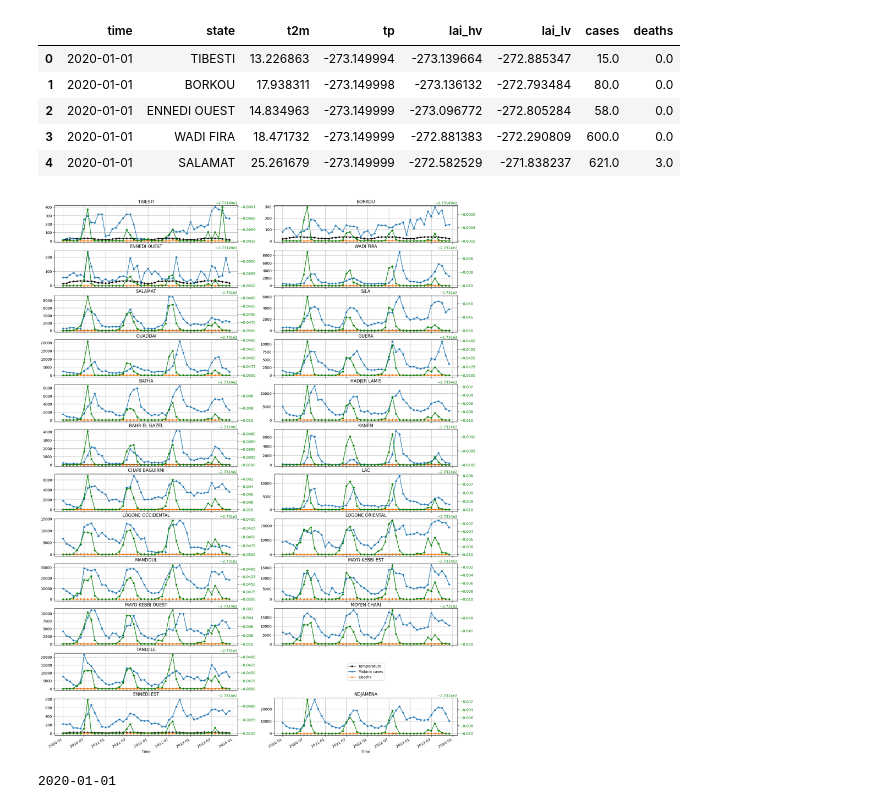
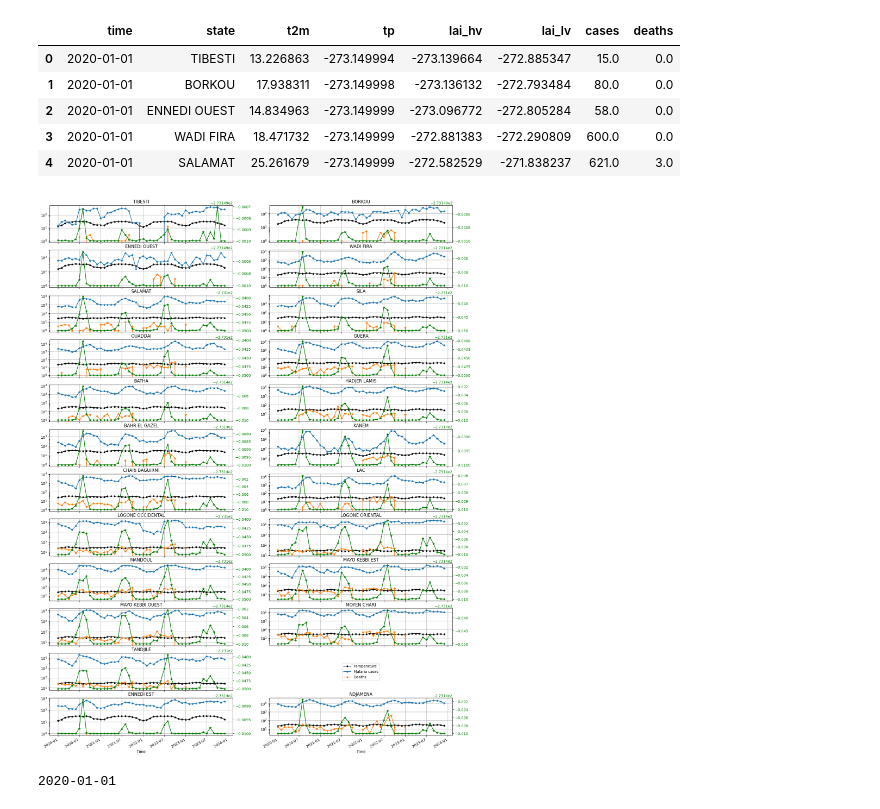
Before and after one commit to beria-kalpelbe/malaria-risk-prediction, a Jupyter notebook: notebooks/data_desciption.ipynb, the cells around one changed output. Drawn from its saved outputs; the diff is of its cells as text; code cells hidden in the pictures.

```diff
--- a/notebooks/data_desciption.ipynb
+++ b/notebooks/data_desciption.ipynb
@@ -32,7 +32,7 @@ def plot_data_for_a_state(state, data, ax):
     ax.set_xlabel('Time')
     ax.set_ylabel('')  # Y-axis label for 't2m'
     ax.tick_params(axis='y', labelcolor='black')  # Set tick color to match the line
-
+    ax.set_yscale('log')
     ax2 = ax.twinx()  # Create a twin axis sharing the same x-axis
     ax2.plot(data_state.index, data_state['tp'], marker='*', color='g', label='Precipitation')
     ax2.set_ylabel('', color='g')  # Y-axis label for 'tp'
@@ -42,27 +42,28 @@ def plot_data_for_a_state(state, data, ax):
 # %%
 fig, axes = plt.subplots(12,2, figsize=(20,30))
 states = data['state'].unique().tolist() + ['NDJAMENA']
 states[21] = ''
 for i in range(len(states)):
     if (i+1)%2 == 1:
         ax = axes[i//2,0]
         plot_data_for_a_state(states[i], data, ax)
     else:
         ax = axes[i//2,1]
         if states[i] != '':
             plot_data_for_a_state(states[i], data, ax)
+    ax.set_yscale('log')
 
 axes[10, 1].clear()
 axes[10, 1].axis('off')
 handles, labels = axes[0, 0].get_legend_handles_labels()  # Get handles and labels from the first subplot
 fig.legend(handles, labels, loc='center', bbox_to_anchor=(0.5, 0.5), bbox_transform=axes[10, 1].transAxes)
 
 fig.autofmt_xdate()
 plt.savefig('../docs/time-series-plots.png', format='png', bbox_inches='tight', pad_inches=0.1)
 
 plt.show()
 # %% [output]
-[figure, old version]
+[figure, new version]
 # %%
 import geopandas as gpd
 
```
Also changed, not shown: parts of 2 cells of this notebook, 1 other file.
